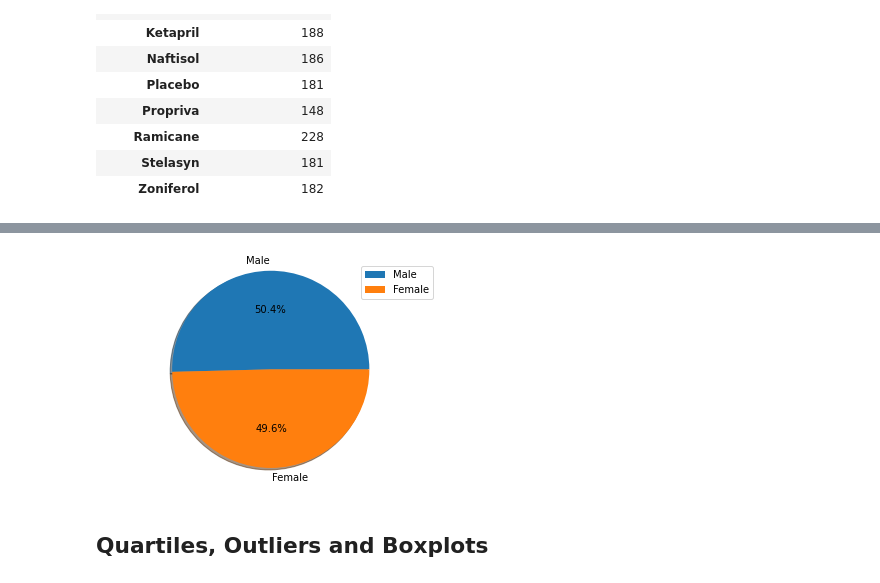
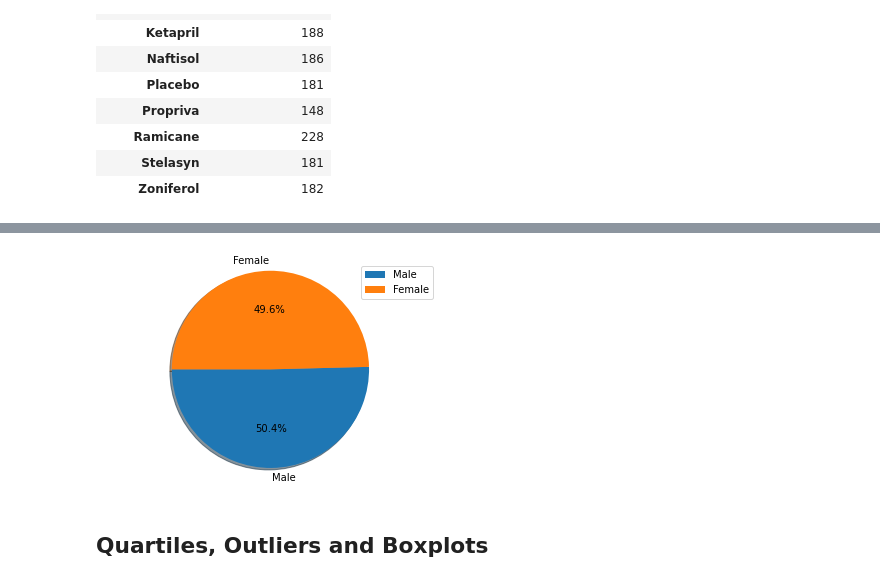
Before and after one commit to RZHANG2021/Matplotlib, a Jupyter notebook: pymaceuticals_starter.ipynb, the cells around one changed output, grey strips where cells are left out. Saved outputs shown, nothing was run; the diff lists cells and outputs as text; code cells hidden in the pictures.

```diff
--- a/pymaceuticals_starter.ipynb
+++ b/pymaceuticals_starter.ipynb
@@ -249,14 +239,14 @@ gender_df_plot=gender_count.plot.pie(y="Gender distribution",autopct="%1.01f%%",
 # %%
 # Generate a pie plot showing the distribution of female versus male mice using pyplot
 # Pie chart, where the slices will be ordered and plotted counter-clockwise:
 
 fig1, ax1 = plt.subplots()
-gender_py_plot=ax1.pie(gender_count["Gender distribution"],labels=gender_count.index,autopct="%1.01f%%",shadow=True, startangle=0)
+gender_py_plot=ax1.pie(gender_count["Gender distribution"],labels=gender_count.index,autopct="%1.01f%%",shadow=True, startangle=180)
 ax1.axis('equal')
 ax1.legend(labels=gender_count.index, loc=1)
 
 plt.show()
 # %% [output]
-[figure, old version]
+[figure, new version]
 # %% [markdown]
 ## Quartiles, Outliers and Boxplots
```
Also changed, not shown: parts of 36 cells of this notebook, 1 other file.
